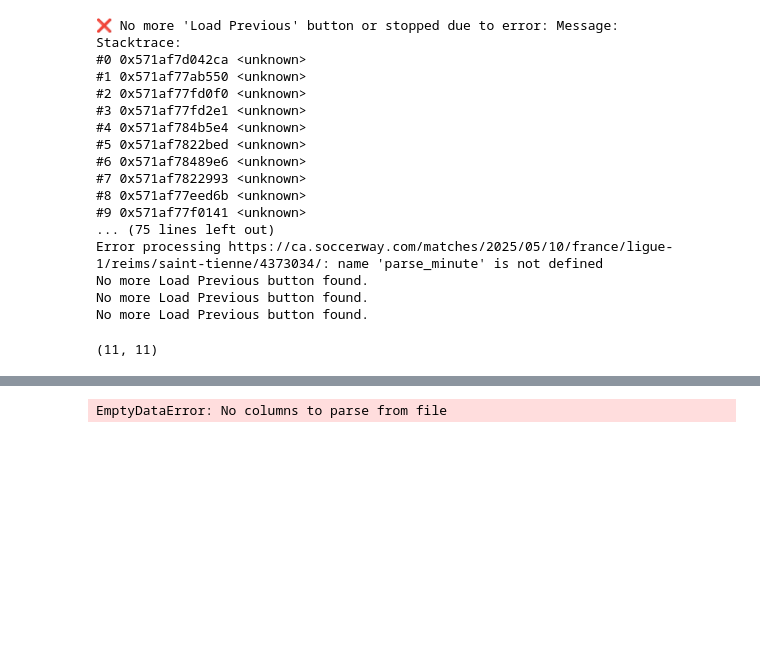
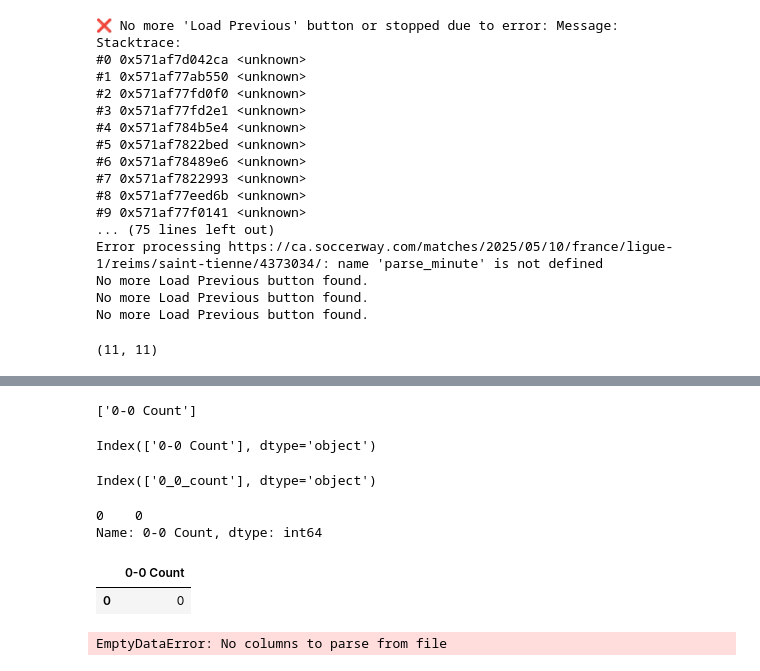
Before and after one commit to Jeremiah-Katumo/pdf-insight-extractor, a Jupyter notebook: scraper.ipynb, the cells around one changed output, grey strips where cells are left out. Saved outputs shown, nothing was run; the diff lists cells and outputs as text; code cells hidden in the pictures; blank space fills up the shorter version.

```diff
--- a/scraper.ipynb
+++ b/scraper.ipynb
@@ -1386,6 +1386,30 @@ df_complete.head()
 | 2 | Strasbourg | Saint-Étienne | 3 | 1 | 3 - 1 | 0 | 0 | ... |
 | 3 | Reims | Toulouse | 1 | 0 | 1 - 0 | 0 | 0 | ... |
 | 4 | Marseille | Toulouse | 3 | 2 | 3 - 2 | 0 | 0 | ... |
+# %%
+df_zero.columns.tolist()
+# %% [output]
+['0-0 Count']
+# %%
+df_zero.keys()
+# %% [output]
+Index(['0-0 Count'], dtype='object')
+# %%
+df_zero.columns = df_zero.columns.str.strip() \
+    .str.lower().str.replace('-', '_').str.replace(' ', '_')
+df_zero.columns
+# %% [output]
+Index(['0_0_count'], dtype='object')
+# %%
+df_zero['0-0 Count']
+# %% [output]
+0    0
+Name: 0-0 Count, dtype: int64
+# %%
+df_zero.head()
+# %% [output]
+|  | 0-0 Count |
+| 0 | 0 |
 # %%
 df_complete = pd.read_csv("/home/jeremy/Work/Development/Projects/football/data/complete_matches.csv")
 df_complete.head()
```
Also changed, not shown: 1 other file.
